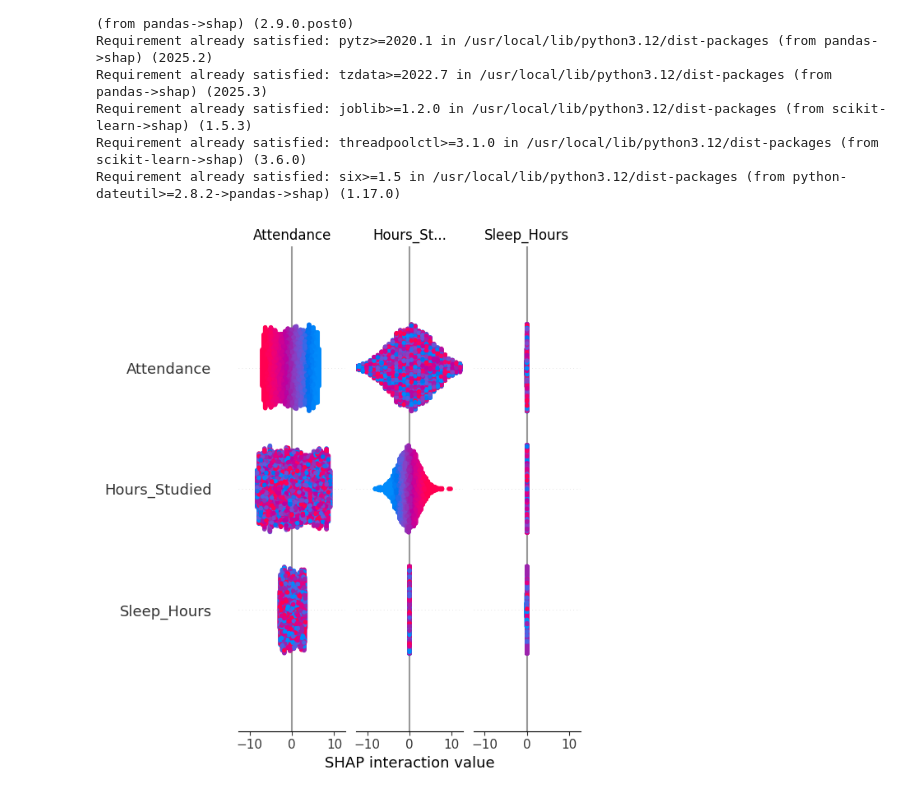
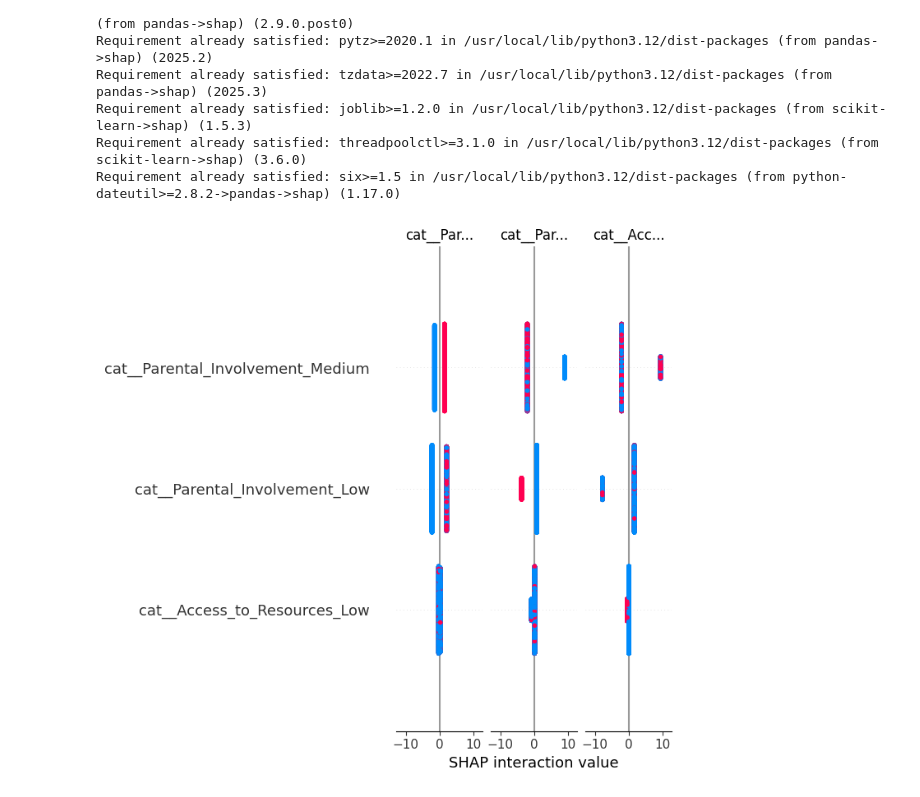
Before and after one commit to Atikahdr/Elevvo_ML_StudentPerformanceFactors, a Jupyter notebook: Student_Performance_Factors_ML.ipynb, the cells around one changed output. Saved outputs shown, nothing was run; the diff lists cells and outputs as text; code cells hidden in the pictures.

```diff
--- a/Student_Performance_Factors_ML.ipynb
+++ b/Student_Performance_Factors_ML.ipynb
@@ -787,7 +731,7 @@ lr = LogisticRegression(max_iter=2000, random_state=42)
 
 # Grid Search
 grid_search_lr=GridSearchCV(estimator=lr, param_grid=param_grid_lr, cv=5, scoring='accuracy',n_jobs=-1, verbose=2)
-grid_search_lr.fit(X_train_scaled, y_train)
+grid_search_lr.fit(X_train_processed, y_train)
 
 print("Best Parameters:", grid_search_lr.best_params_)
 print("Best CV Accurancy:", grid_search_lr.best_score_)
@@ -1004,10 +934,10 @@ weighted avg       0.82      0.82      0.82      1322
 #   4. Gradient Boosting
 print("\nGradient Boosting")
 gb = GradientBoostingClassifier(random_state=0)
-gb.fit(X_train_scaled, y_train)  # SMOTE sudah dilakukan pada train
+gb.fit(X_train_processed, y_train)  # SMOTE sudah dilakukan pada train
 
-y_pred_gb = gb.predict(X_test_scaled)
-y_prob_gb = gb.predict_proba(X_test_scaled)
+y_pred_gb = gb.predict(X_test_processed)
+y_prob_gb = gb.predict_proba(X_test_processed)
 
 print("Accuracy:", round(accuracy_score(y_test, y_pred_gb)*100,2))
 print("ROC AUC:", round(roc_auc_score(y_test, y_prob_gb, multi_class='ovr', average='macro')*100,2))
@@ -1018,10 +948,10 @@ print("\nClassification Report:\n", classification_report(y_test, y_pred_gb))
 
 print("\nSupport Vector Machine")
 svm = SVC(probability=True, random_state=0, class_weight='balanced', kernel='rbf')
-svm.fit(X_train_scaled, y_train)
+svm.fit(X_train_processed, y_train)
 
-y_pred_svm = svm.predict(X_test_scaled)
-y_prob_svm = svm.predict_proba(X_test_scaled)
+y_pred_svm = svm.predict(X_test_processed)
+y_prob_svm = svm.predict_proba(X_test_processed)
 
 print("Accuracy:", round(accuracy_score(y_test, y_pred_svm)*100,2))
 print("ROC AUC:", round(roc_auc_score(y_test, y_prob_svm, multi_class='ovr', average='macro')*100,2))
@@ -1032,10 +962,10 @@ print("\nClassification Report:\n", classification_report(y_test, y_pred_svm))
 #   6. K-Nearest Neighbors
 print("\nK-Nearest Neighbors")
 knn = KNeighborsClassifier(n_neighbors=5)
-knn.fit(X_train_scaled, y_train)
+knn.fit(X_train_processed, y_train)
 
-y_pred_knn = knn.predict(X_test_scaled)
-y_prob_knn = knn.predict_proba(X_test_scaled)
+y_pred_knn = knn.predict(X_test_processed)
+y_prob_knn = knn.predict_proba(X_test_processed)
 
 print("Accuracy:", round(accuracy_score(y_test, y_pred_knn)*100,2))
 print("ROC AUC:", round(roc_auc_score(y_test, y_prob_knn, multi_class='ovr', average='macro')*100,2))
@@ -1145,11 +1079,11 @@ Based on the comparison results of six classification algorithms, Logistic Regre
 # Fit Chosen Model on The Training dataset
 chosen_model = LogisticRegression(C=100, penalty='l1',solver='saga', random_state=42, class_weight='balanced', max_iter=2000)
 
-chosen_model.fit(X_train_scaled, y_train)
+chosen_model.fit(X_train_processed, y_train)
 
 # Predict the results
-y_pred = chosen_model.predict(X_test_scaled)
-y_prob = chosen_model.predict_proba(X_test_scaled)
+y_pred = chosen_model.predict(X_test_processed)
+y_prob = chosen_model.predict_proba(X_test_processed)
 
 # Evaluate Model Result on The Set:
 print("--- Logistic Regression Evaluation ---")
@@ -1263,8 +1197,8 @@ from sklearn.preprocessing import PolynomialFeatures
 
 poly = PolynomialFeatures(degree=2, include_bias=False)
 
-X_train_poly = poly.fit_transform(X_train_scaled)
-X_test_poly = poly.transform(X_test_scaled)
+X_train_poly = poly.fit_transform(X_train_processed)
+X_test_poly = poly.transform(X_test_processed)
 
 print("Train polynomial shape:", X_train_poly.shape)
 print("Test polynomial shape :", X_test_poly.shape)
@@ -1352,22 +1330,25 @@ Requirement already satisfied: six>=1.5 in /usr/local/lib/python3.12/dist-packag
 # %%
 import shap
 
 # Fit Logistic Regression Model
 best_lr = LogisticRegression(C=100, penalty='l1',solver='saga', random_state=42, class_weight='balanced', max_iter=2000)
-best_lr.fit(X_train_scaled, y_train)
+best_lr.fit(X_train_processed, y_train)
+
+# Get feature names after preprocessing
+feature_names = preprocessor.get_feature_names_out()
 
 # Convert into Dataframe
-X_train_scaled_std = pd.DataFrame(X_train_scaled, columns=X.columns)
+X_train_processed_std = pd.DataFrame(X_train_processed, columns=feature_names)
 
 # Explainer
-explainer = shap.LinearExplainer(best_lr, X_train_scaled_std)
+explainer = shap.LinearExplainer(best_lr, X_train_processed_std)
 
 # SHAP Values
-shap_values = explainer.shap_values(X_train_scaled_std)
+shap_values = explainer.shap_values(X_train_processed_std)
 
 # Summary plot
-shap.summary_plot(shap_values, X_train_scaled_std)
+shap.summary_plot(shap_values, X_train_processed_std)
 # %% [output]
-[figure, old version]
+[figure, new version]
 # %%
 plt.figure(figsize=(12,8))
```
Also changed, not shown: parts of 43 cells of this notebook.
